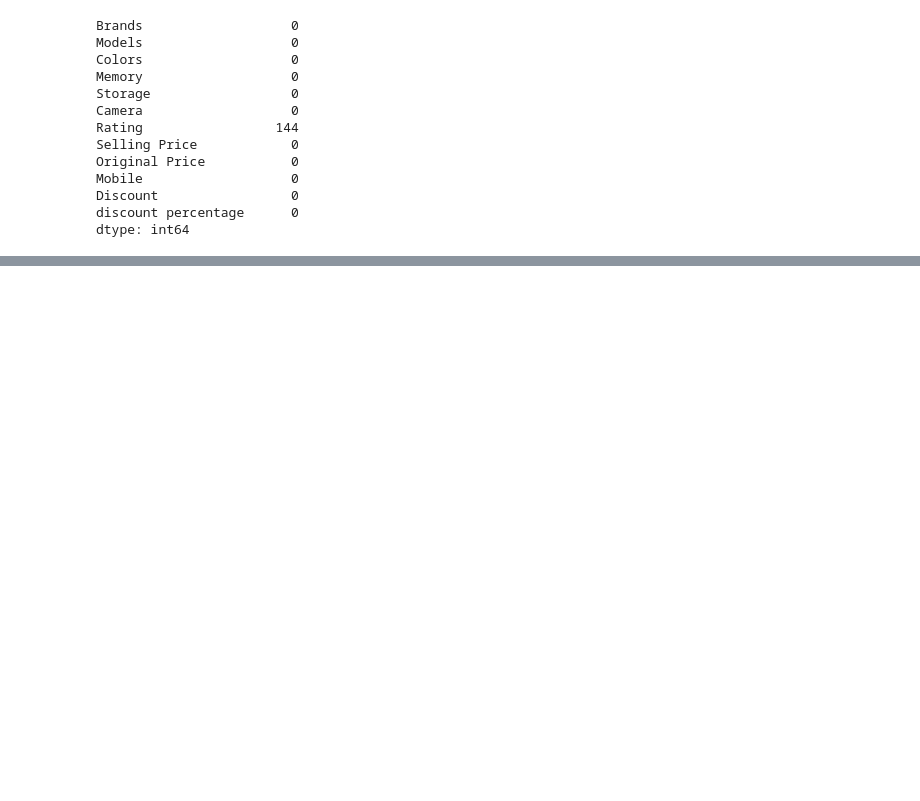
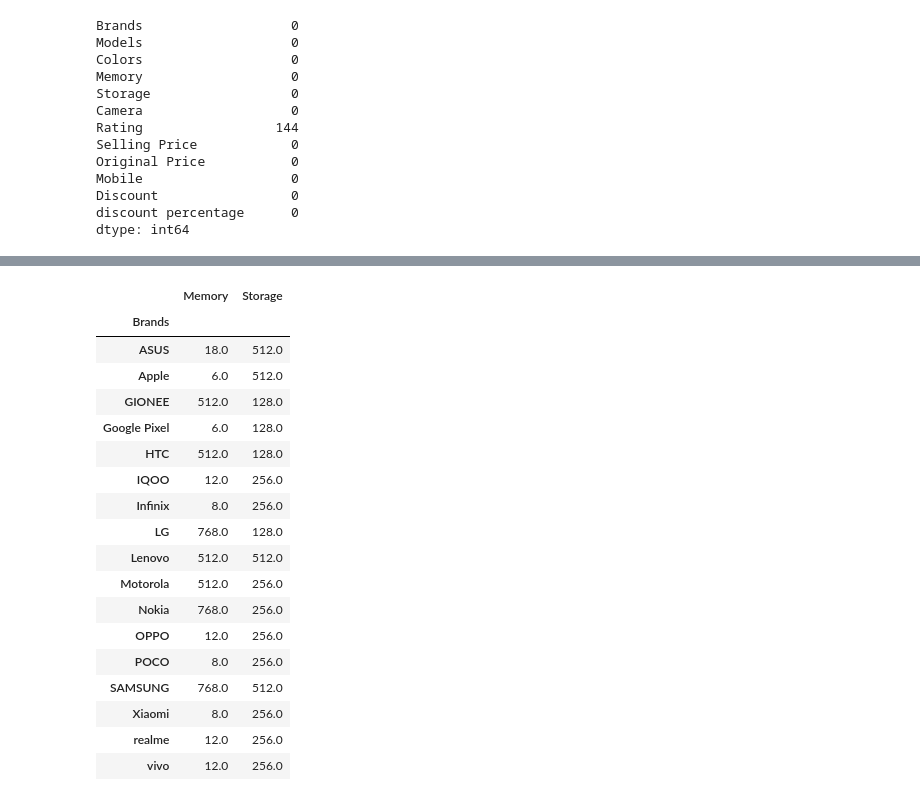
Before and after one commit to MwauraKai/pydata, a Jupyter notebook: practice.ipynb, the cells around one changed output, grey strips where cells are left out. Saved outputs shown, nothing was run; the diff lists cells and outputs as text; code cells hidden in the pictures; blank space fills up the shorter version.

Commit message:
groupby

```diff
--- a/practice.ipynb
+++ b/practice.ipynb
@@ -353,0 +442,22 @@ dtype: int64
+# %%
+sales.groupby('Brands')[['Memory','Storage']].max()
+# %% [output]
+|  | Memory | Storage |
+| Brands |  |  |
+| ASUS | 18.0 | 512.0 |
+| Apple | 6.0 | 512.0 |
+| GIONEE | 512.0 | 128.0 |
+| Google Pixel | 6.0 | 128.0 |
+| HTC | 512.0 | 128.0 |
+| IQOO | 12.0 | 256.0 |
+| Infinix | 8.0 | 256.0 |
+| LG | 768.0 | 128.0 |
+| Lenovo | 512.0 | 512.0 |
+| Motorola | 512.0 | 256.0 |
+| Nokia | 768.0 | 256.0 |
+| OPPO | 12.0 | 256.0 |
+| POCO | 8.0 | 256.0 |
+| SAMSUNG | 768.0 | 512.0 |
+| Xiaomi | 8.0 | 256.0 |
+| realme | 12.0 | 256.0 |
+| vivo | 12.0 | 256.0 |
```
Also changed, not shown: parts of 8 cells of this notebook.
